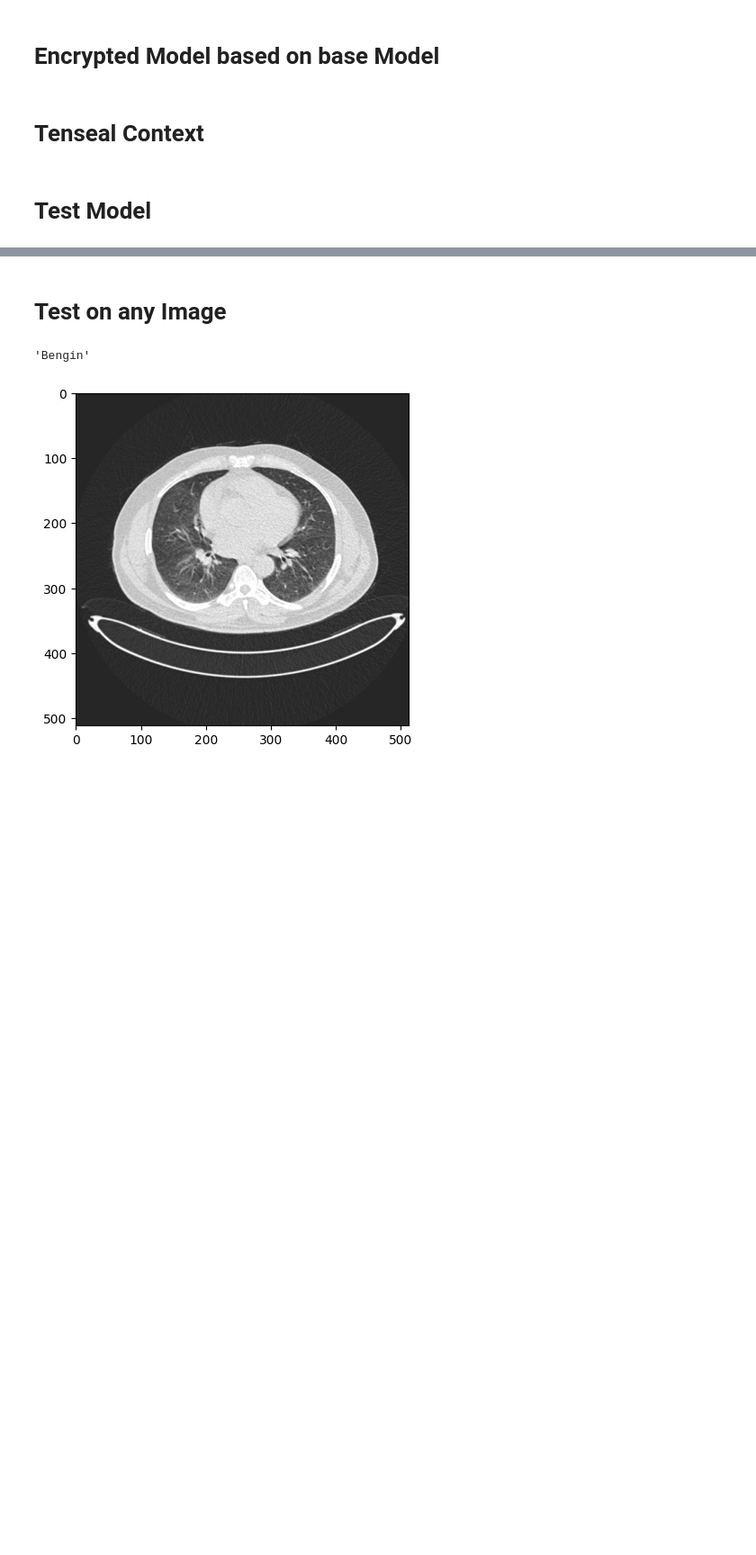
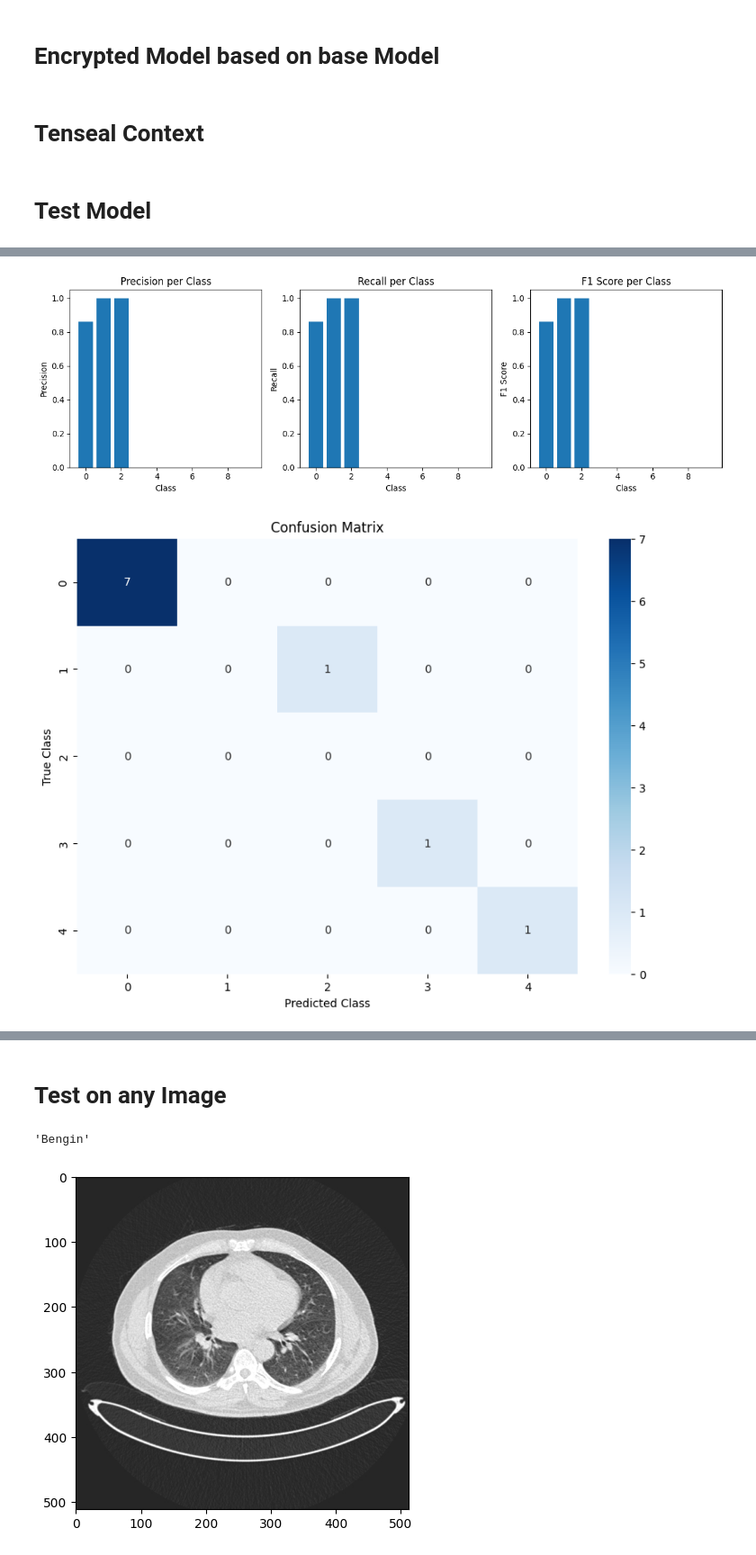
Before and after one commit to Bishwajitpvt/lung-cancer-prediction-HomomorphicEncryption, a Jupyter notebook: lung-cancer-homomorphic-encryption.ipynb, the cells around one changed output, grey strips where cells are left out. Shown at 90% size. Drawn from its saved outputs; the diff is of its cells as text; code cells hidden in the pictures; blank space fills up the shorter version.

Commit message:
added performance metrics

```diff
--- a/lung-cancer-homomorphic-encryption.ipynb
+++ b/lung-cancer-homomorphic-encryption.ipynb
@@ -275,0 +298,9 @@ Test Loss: 0.056820
+# %%
+accuracy, precision, recall, f1, confusion_mat = calculate_performance_metrics(correct_labels, total_labels)
+
+print(f'Accuracy: {accuracy}')
+print(f'Precision: {precision}')
+print(f'Recall: {recall}')
+print(f'F1 Score: {f1}')
+print('Confusion Matrix:')
+print(confusion_mat)
@@ -276,3 +318,43 @@ Test Loss: 0.056820
+# %%
+import matplotlib.pyplot as plt
+import seaborn as sns
+
+# Assuming precision, recall, and f1 are lists of values for each class
+classes = [i for i in range(10)]  # Replace with your actual classes
+
+plt.figure(figsize=(12, 4))
+
+plt.subplot(131)
+plt.bar(classes, precision)
+plt.title('Precision per Class')
+plt.xlabel('Class')
+plt.ylabel('Precision')
+
+plt.subplot(132)
+plt.bar(classes, recall)
+plt.title('Recall per Class')
+plt.xlabel('Class')
+plt.ylabel('Recall')
+
+plt.subplot(133)
+plt.bar(classes, f1)
+plt.title('F1 Score per Class')
+plt.xlabel('Class')
+plt.ylabel('F1 Score')
+
+plt.tight_layout()
+plt.show()
+
+# Plotting confusion matrix as a heatmap
+plt.figure(figsize=(10, 7))
+sns.heatmap(confusion_mat, annot=True, fmt='d', cmap='Blues')
+plt.title('Confusion Matrix')
+plt.xlabel('Predicted Class')
+plt.ylabel('True Class')
+plt.show()
+# %% [output]
+[figure, added]
+[figure, added]
 # %%
 for label in range(10):
     try:
```
Also changed, not shown: parts of 5 cells of this notebook.
